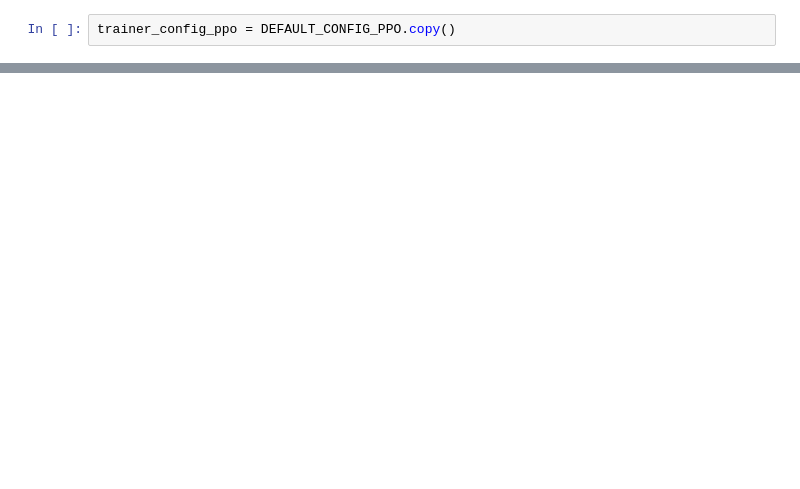
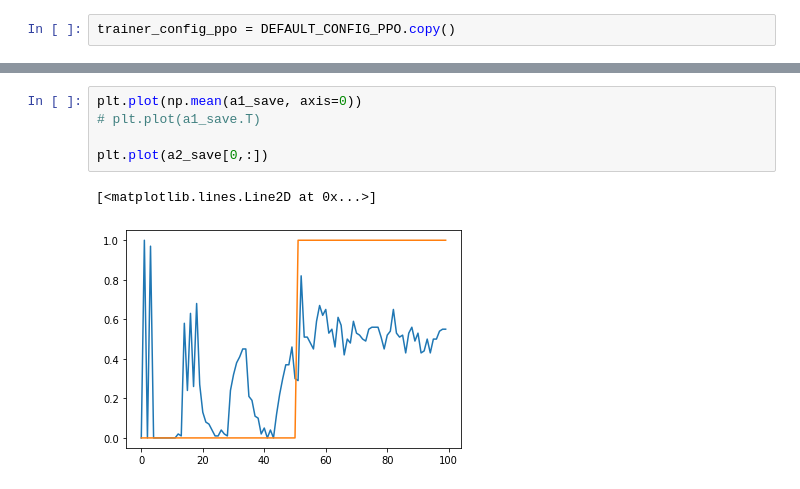
Before and after one commit to peterbarnettnz/rl-ipd, a Jupyter notebook: Ray_IPDs.ipynb, the cells around one changed output, grey strips where cells are left out. Drawn from its saved outputs; the diff is of its cells as text; blank space fills up the shorter version.

```diff
--- a/Ray_IPDs.ipynb
+++ b/Ray_IPDs.ipynb
@@ -1076,0 +1288,8 @@ results.results.con
+# %%
+plt.plot(np.mean(a1_save, axis=0))
+# plt.plot(a1_save.T)
+
+plt.plot(a2_save[0,:])
+# %% [output]
+[<matplotlib.lines.Line2D at 0x...>]
+[figure, added]
```
Also changed, not shown: parts of 72 cells of this notebook, 6 other files.
